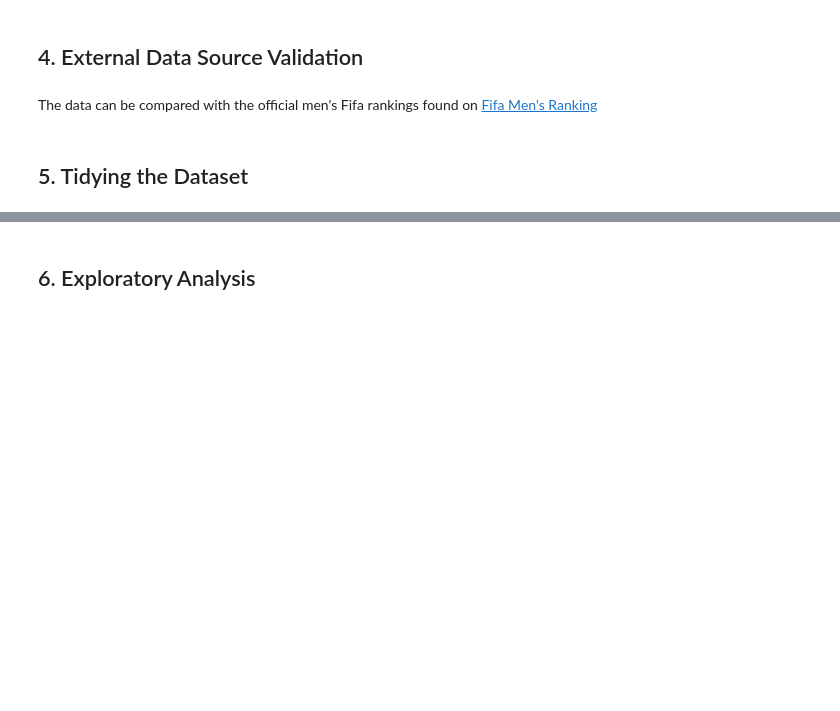
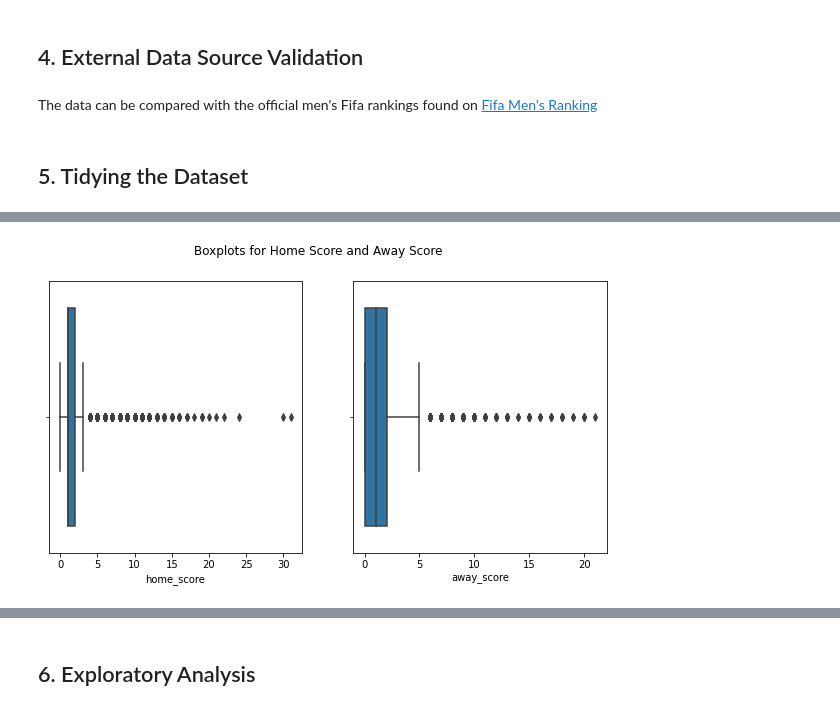
Before and after one commit to mburu-mwangi/Moringa-Machine-Learning-Wk-1, a Jupyter notebook: Moringa_Data_Science_Core_W6_Independent_Project_2021_10_Alfonce_Mwangi_Python_Notebook.ipynb, the cells around one changed output, grey strips where cells are left out. Drawn from its saved outputs; the diff is of its cells as text; code cells hidden in the pictures; blank space fills up the shorter version.

```diff
--- a/Moringa_Data_Science_Core_W6_Independent_Project_2021_10_Alfonce_Mwangi_Python_Notebook.ipynb
+++ b/Moringa_Data_Science_Core_W6_Independent_Project_2021_10_Alfonce_Mwangi_Python_Notebook.ipynb
@@ -66 +71,4 @@ import seaborn as sns
+# %%
+#define plot size for all plots
+plt.rcParams['figure.figsize'] = [12, 10]
 # %%
@@ -174,0 +207,5 @@ The data can be compared with the official men's Fifa rankings found on [Fifa Me
+# %%
+# Changing the date column to date time
+#
+# results.csv
+results['date'] = pd.to_datetime(results['date'])
@@ -174,0 +227,12 @@ The data can be compared with the official men's Fifa rankings found on [Fifa Me
+# %%
+# Checking for Outliers
+#
+# Using boxplot to check on the outliers in various columns
+#
+fig, (ax1, ax2) = plt.subplots(1,2, figsize=(10,5))
+fig.suptitle('Boxplots for Home Score and Away Score')
+sns.boxplot(results['home_score'], ax=ax1)
+sns.boxplot(results['away_score'], ax=ax2)
+plt.show()
+# %% [output]
+[figure, added]
```
Also changed, not shown: parts of 52 cells of this notebook.
